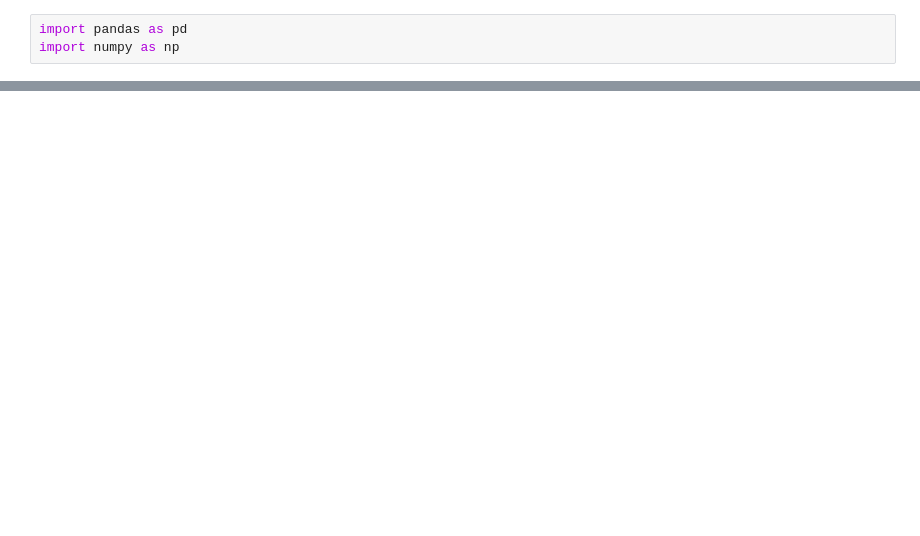
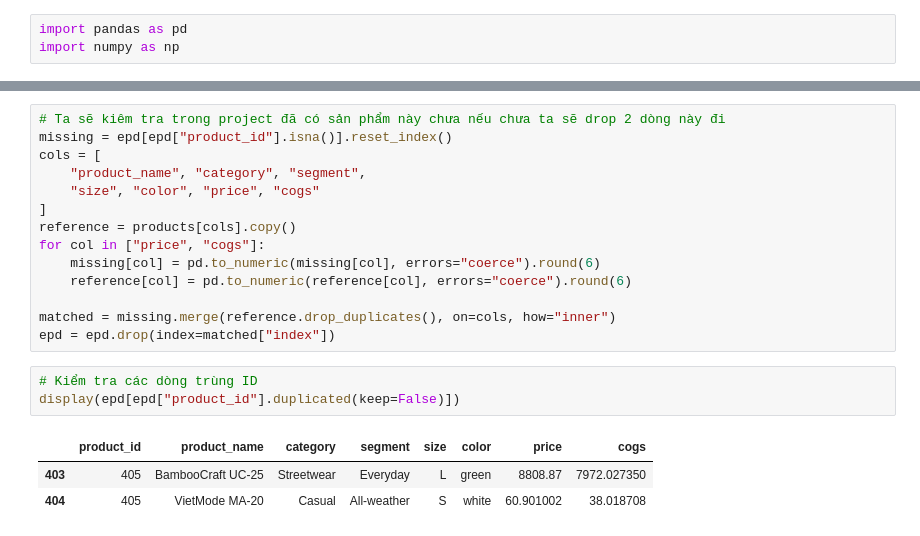
Before and after one commit to hmt2k6it/DAAI-N2.5, a Jupyter notebook: SilverDataCode/products.ipynb, the cells around one changed output, grey strips where cells are left out. Cells and saved outputs as stored; diff of their text form; blank space fills up the shorter version.

```diff
--- a/SilverDataCode/products.ipynb
+++ b/SilverDataCode/products.ipynb
@@ -38,0 +142,21 @@ df.to_csv('../SilverData/products.csv', index=False)
+# %%
+# Ta sẽ kiêm tra trong project đã có sản phẩm này chưa nếu chưa ta sẽ drop 2 dòng này đi
+missing = epd[epd["product_id"].isna()].reset_index()
+cols = [
+    "product_name", "category", "segment",
+    "size", "color", "price", "cogs"
+]
+reference = products[cols].copy()
+for col in ["price", "cogs"]:
+    missing[col] = pd.to_numeric(missing[col], errors="coerce").round(6)
+    reference[col] = pd.to_numeric(reference[col], errors="coerce").round(6)
+
+matched = missing.merge(reference.drop_duplicates(), on=cols, how="inner")
+epd = epd.drop(index=matched["index"])
+# %%
+# Kiểm tra các dòng trùng ID
+display(epd[epd["product_id"].duplicated(keep=False)])
+# %% [output]
+|  | product_id | product_name | category | segment | size | color | price | cogs |
+| 403 | 405 | BambooCraft UC-25 | Streetwear | Everyday | L | green | 8808.87 | 7972.027350 |
+| 404 | 405 | VietMode MA-20 | Casual | All-weather | S | white | 60.901002 | 38.018708 |
```
Also changed, not shown: parts of 44 cells of this notebook, 14 other files.
